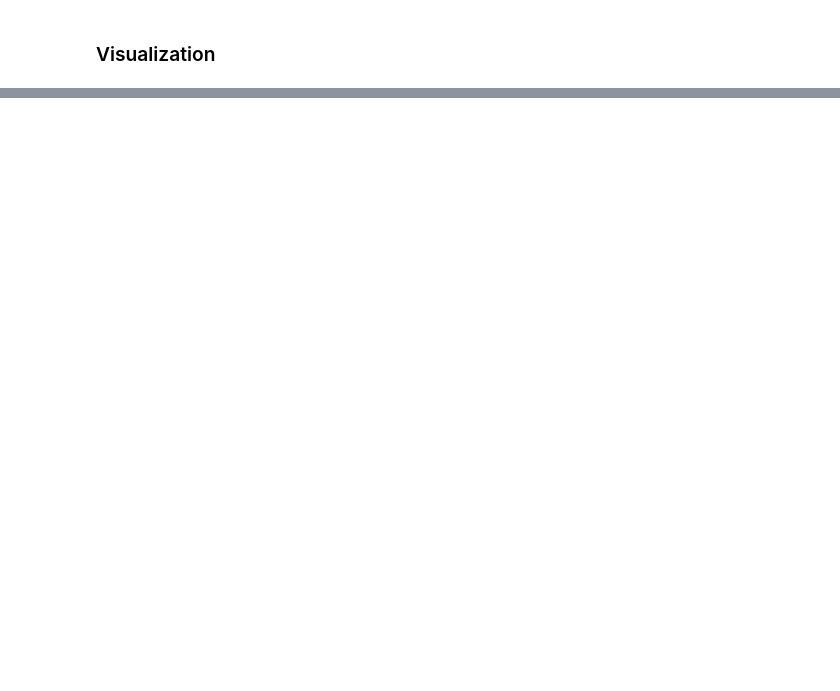
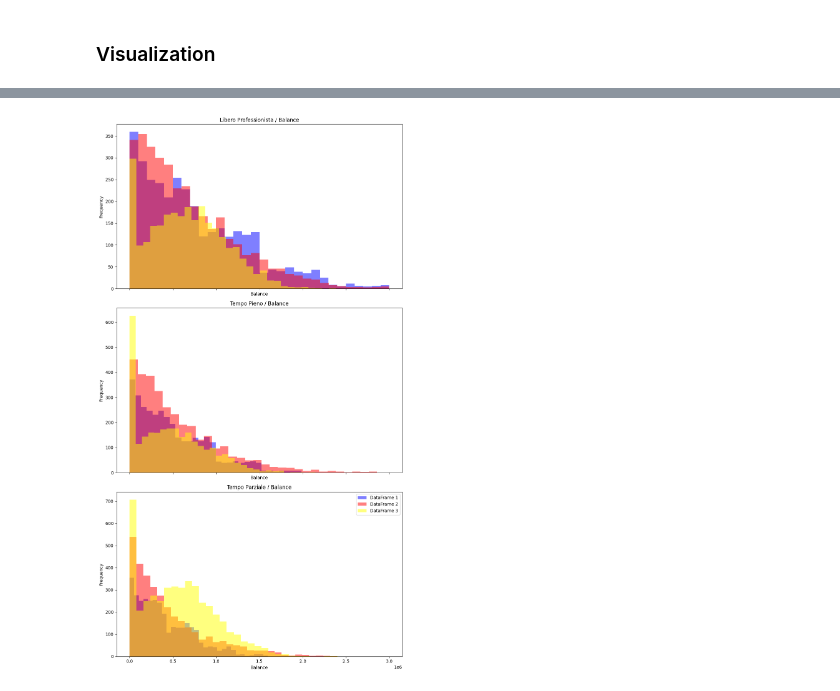
Before and after one commit to davideippolito/SyntheticData, a Jupyter notebook: src/VD.ipynb, the cells around one changed output, grey strips where cells are left out. Saved outputs shown, nothing was run; the diff lists cells and outputs as text; code cells hidden in the pictures; blank space fills up the shorter version.

```diff
--- a/src/VD.ipynb
+++ b/src/VD.ipynb
@@ -44,0 +44,15 @@ for et in RD['Employment_Type'].unique():
+# %%
+# Create a list with the dataframes
+dataframes = [
+    RD,
+    SD_HMA,
+#    'SD_CTGAN': CTGAN,
+    SD_FAST_ML
+]
+
+# Employment_type VS Balance dependency replication
+employment_types = RD['Employment_Type'].unique()
+
+plot_dependency_employment_type_balance(dataframes, employment_types)
+# %% [output]
+[figure, added]
```
Also changed, not shown: parts of 11 cells of this notebook, 7 other files.
